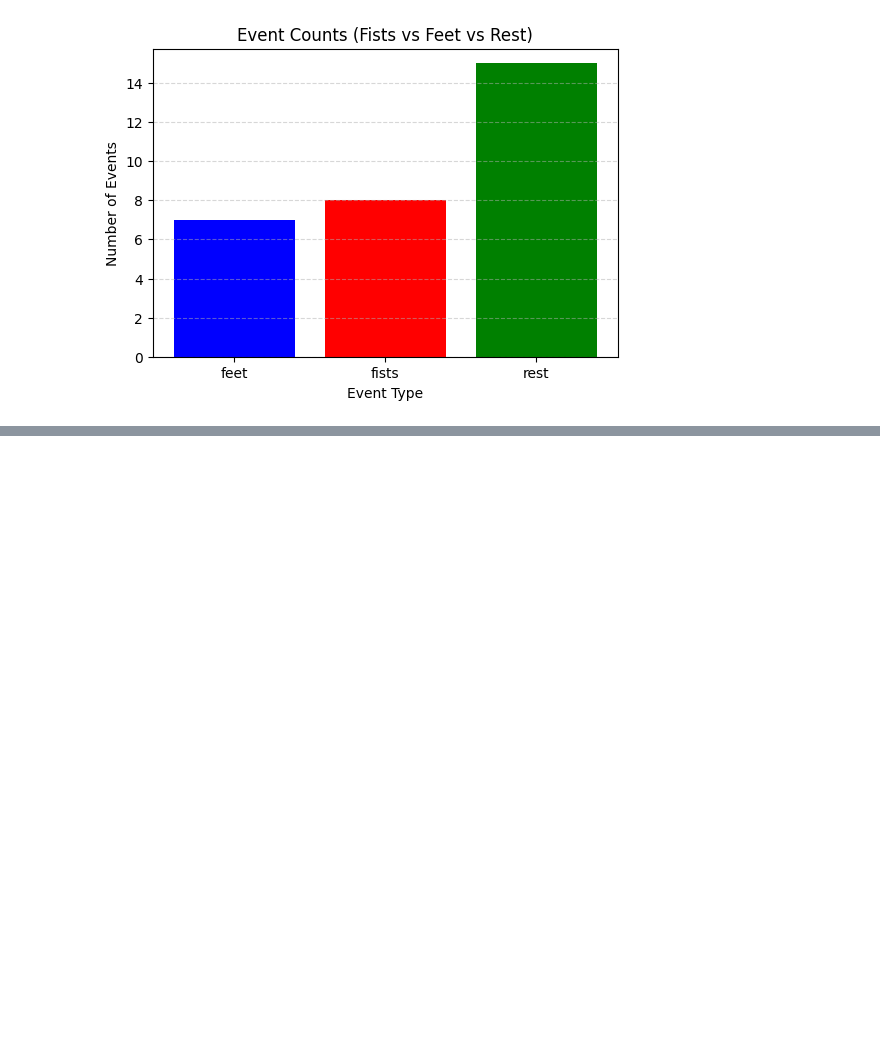
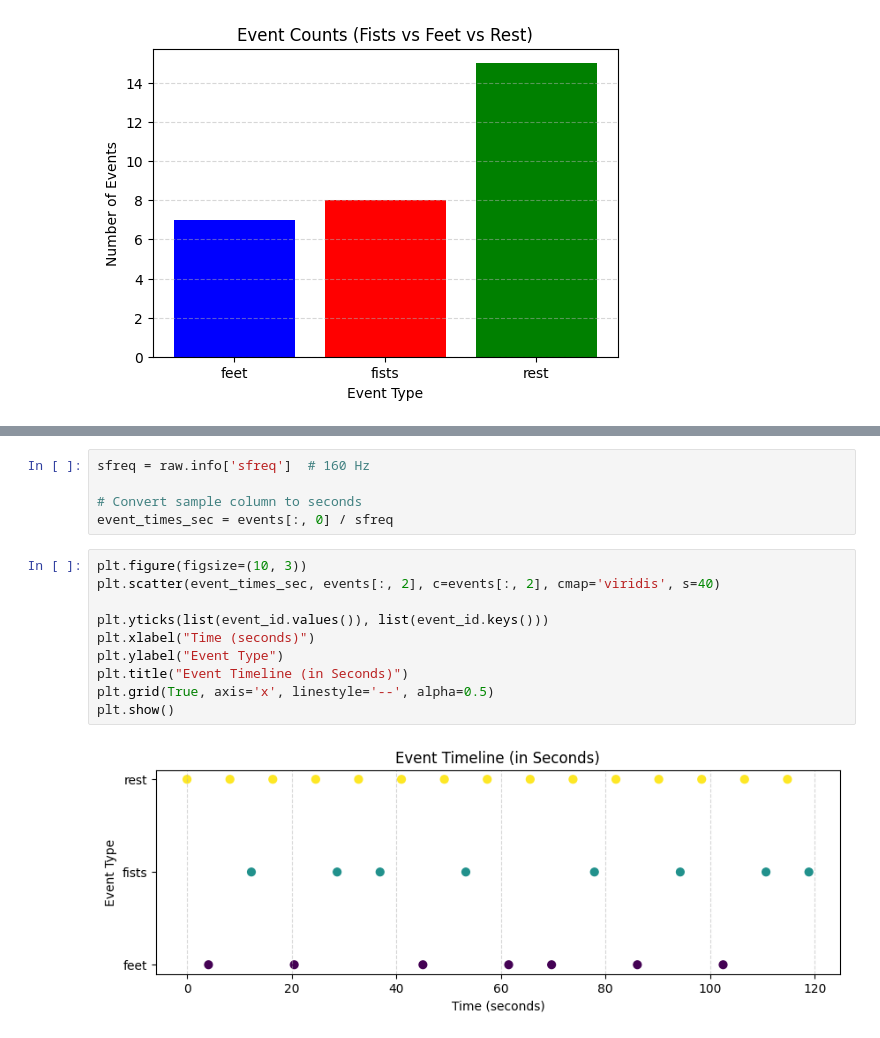
Before and after one commit to lightonray/EEG-brain-waves, a Jupyter notebook: miniproject/data_exploration.ipynb, the cells around one changed output, grey strips where cells are left out. Saved outputs shown, nothing was run; the diff lists cells and outputs as text; blank space fills up the shorter version.

Commit message:
added samples in second and raw annotations to get better understanding of the data

```diff
--- a/miniproject/data_exploration.ipynb
+++ b/miniproject/data_exploration.ipynb
@@ -112,0 +153,17 @@ plt.show()
+# %%
+sfreq = raw.info['sfreq']  # 160 Hz
+
+# Convert sample column to seconds
+event_times_sec = events[:, 0] / sfreq
+# %%
+plt.figure(figsize=(10, 3))
+plt.scatter(event_times_sec, events[:, 2], c=events[:, 2], cmap='viridis', s=40)
+
+plt.yticks(list(event_id.values()), list(event_id.keys()))
+plt.xlabel("Time (seconds)")
+plt.ylabel("Event Type")
+plt.title("Event Timeline (in Seconds)")
+plt.grid(True, axis='x', linestyle='--', alpha=0.5)
+plt.show()
+# %% [output]
+[figure, added]
```
Also changed, not shown: parts of 2 cells of this notebook.
